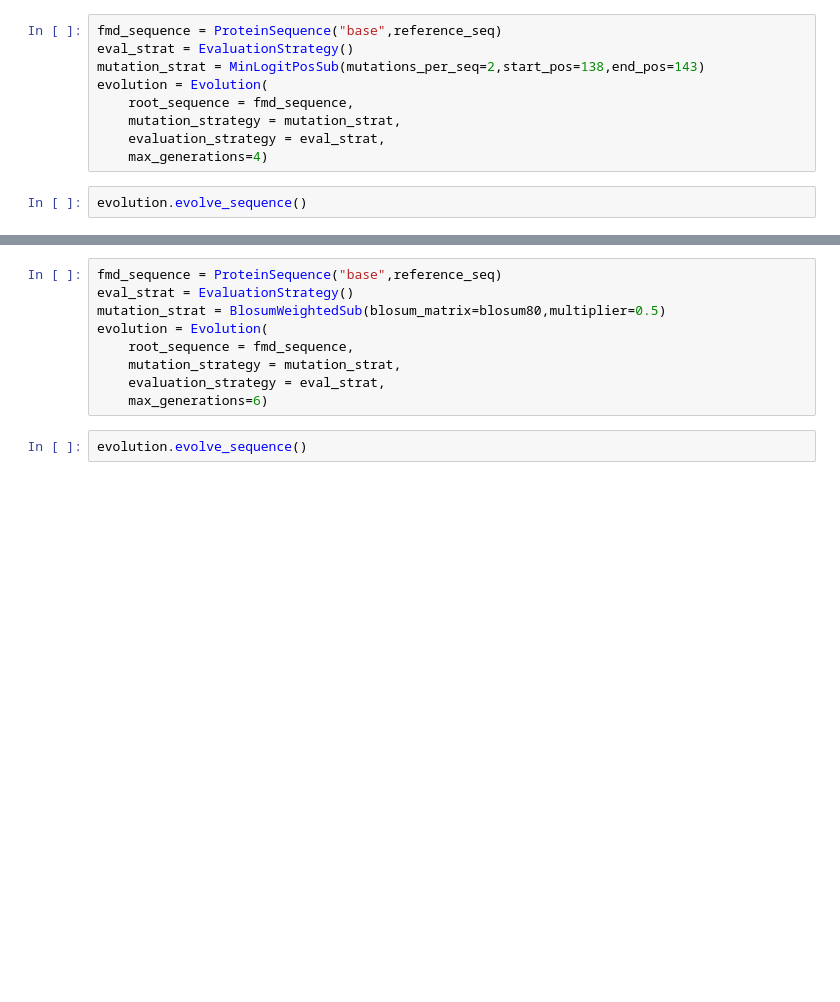
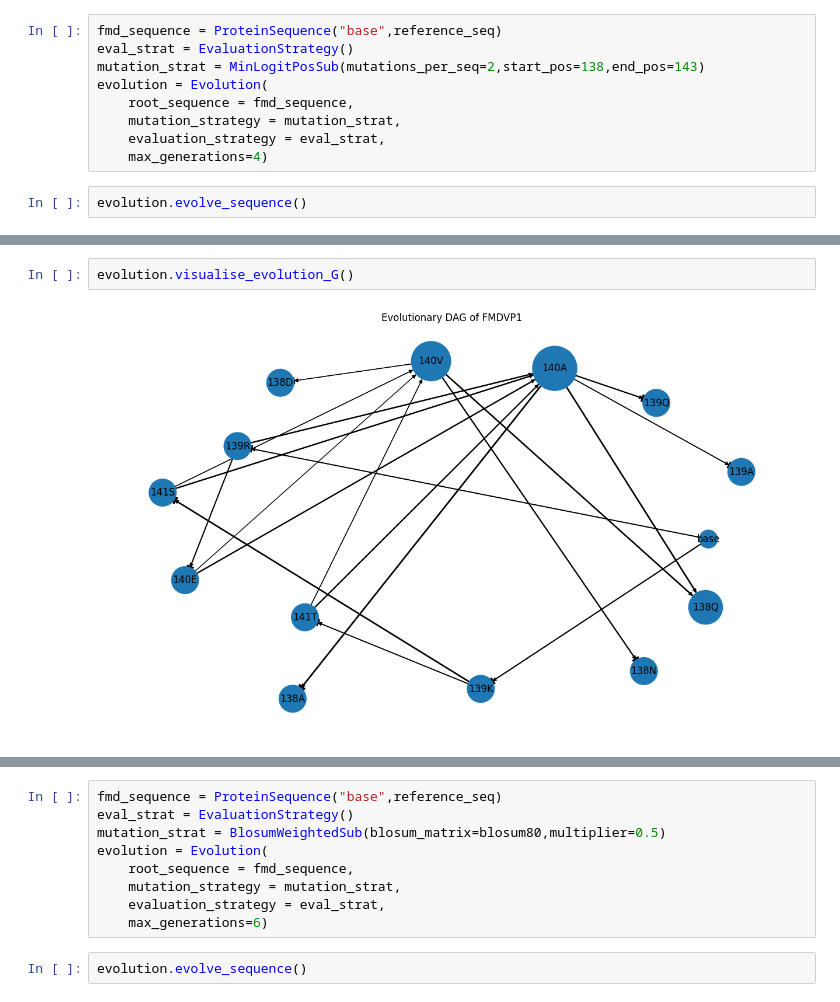
Before and after one commit to aubreyagub/esm2_for_fmdv, a Jupyter notebook: fmd_evolution/fmd.ipynb, the cells around one changed output, grey strips where cells are left out. Cells and saved outputs as stored; diff of their text form; blank space fills up the shorter version.

```diff
--- a/fmd_evolution/fmd.ipynb
+++ b/fmd_evolution/fmd.ipynb
@@ -47,0 +55,4 @@ evolution.visualise_evolution_dag()
+# %%
+evolution.visualise_evolution_G()
+# %% [output]
+[figure, added]
```
Also changed, not shown: parts of 11 cells of this notebook, 2 other files.
